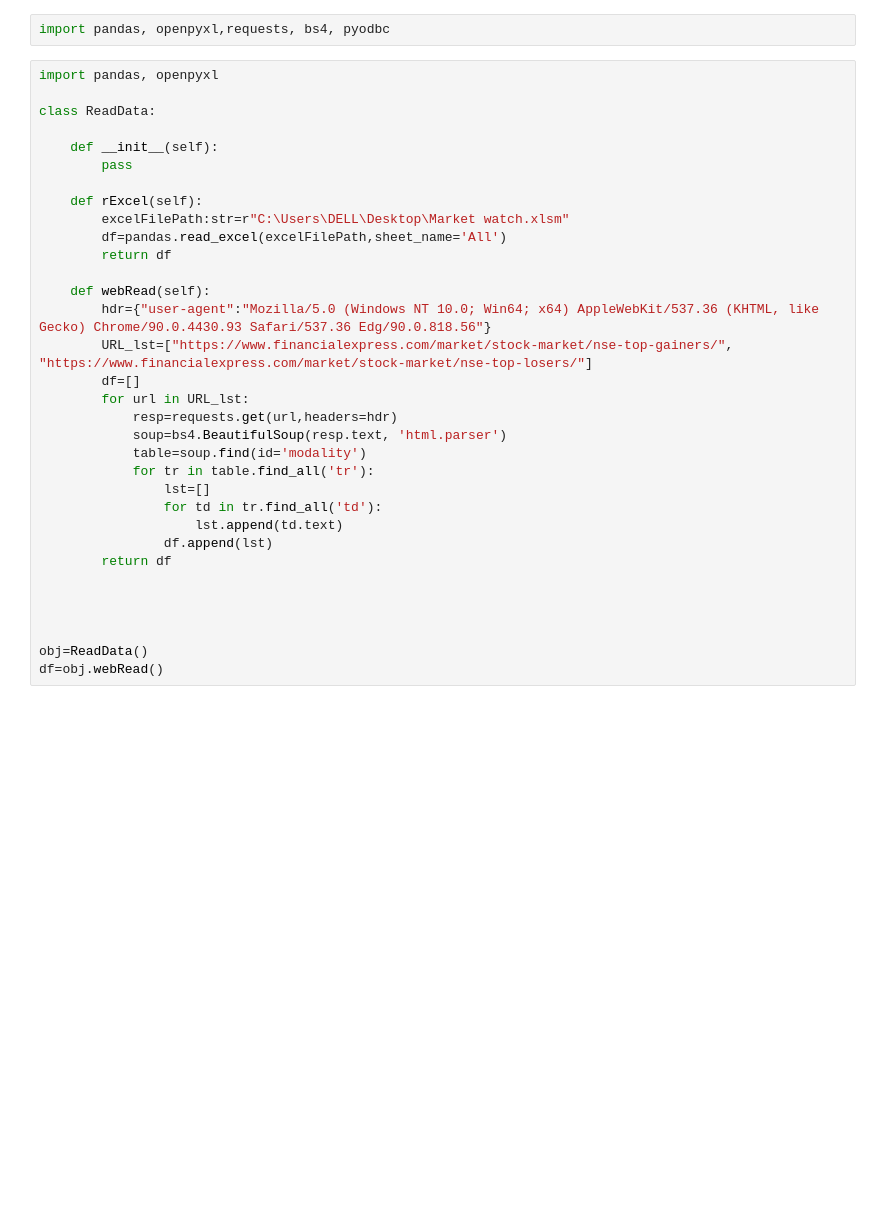
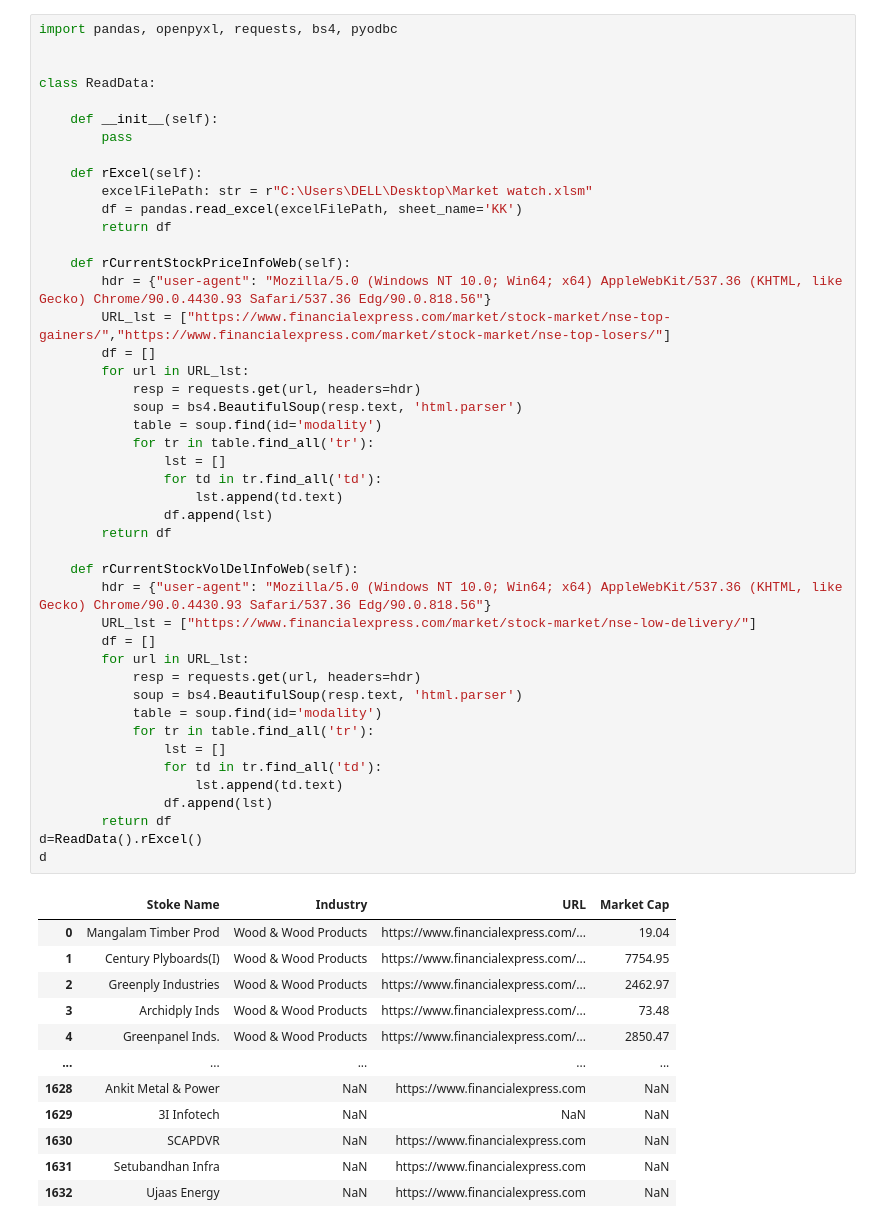
Before and after one commit to ABHILASHPRATAPSINGH/Jupyter-Notebook, a Jupyter notebook: Stock Market.ipynb, the cells around one changed output. Cells and saved outputs as stored; diff of their text form; blank space fills up the shorter version.

```diff
--- a/Stock Market.ipynb
+++ b/Stock Market.ipynb
@@ -1,36 +1,58 @@
-# %%
-import pandas, openpyxl,requests, bs4, pyodbc
 # %%
-import pandas, openpyxl
+import pandas, openpyxl, requests, bs4, pyodbc
+
 
 class ReadData:
 
     def __init__(self):
         pass
 
     def rExcel(self):
-        excelFilePath:str=r"C:\Users\DELL\Desktop\Market watch.xlsm"
-        df=pandas.read_excel(excelFilePath,sheet_name='All')
+        excelFilePath: str = r"C:\Users\DELL\Desktop\Market watch.xlsm"
+        df = pandas.read_excel(excelFilePath, sheet_name='KK')
         return df
 
-    def webRead(self):
-        hdr={"user-agent":"Mozilla/5.0 (Windows NT 10.0; Win64; x64) AppleWebKit/537.36 (KHTML, like Gecko) Chrome/90.0.4430.93 Safari/537.36 Edg/90.0.818.56"}
-        URL_lst=["https://www.financialexpress.com/market/stock-market/nse-top-gainers/", "https://www.financialexpress.com/market/stock-market/nse-top-losers/"]
-        df=[]
+    def rCurrentStockPriceInfoWeb(self):
+        hdr = {"user-agent": "Mozilla/5.0 (Windows NT 10.0; Win64; x64) AppleWebKit/537.36 (KHTML, like Gecko) Chrome/90.0.4430.93 Safari/537.36 Edg/90.0.818.56"}
+        URL_lst = ["https://www.financialexpress.com/market/stock-market/nse-top-gainers/","https://www.financialexpress.com/market/stock-market/nse-top-losers/"]
+        df = []
         for url in URL_lst:
-            resp=requests.get(url,headers=hdr)
-            soup=bs4.BeautifulSoup(resp.text, 'html.parser')
-            table=soup.find(id='modality')
+            resp = requests.get(url, headers=hdr)
+            soup = bs4.BeautifulSoup(resp.text, 'html.parser')
+            table = soup.find(id='modality')
             for tr in table.find_all('tr'):
-                lst=[]
+                lst = []
                 for td in tr.find_all('td'):
                     lst.append(td.text)
                 df.append(lst)
         return df
 
-
-
-
-obj=ReadData()
-df=obj.webRead()
+    def rCurrentStockVolDelInfoWeb(self):
+        hdr = {"user-agent": "Mozilla/5.0 (Windows NT 10.0; Win64; x64) AppleWebKit/537.36 (KHTML, like Gecko) Chrome/90.0.4430.93 Safari/537.36 Edg/90.0.818.56"}
+        URL_lst = ["https://www.financialexpress.com/market/stock-market/nse-low-delivery/"]
+        df = []
+        for url in URL_lst:
+            resp = requests.get(url, headers=hdr)
+            soup = bs4.BeautifulSoup(resp.text, 'html.parser')
+            table = soup.find(id='modality')
+            for tr in table.find_all('tr'):
+                lst = []
+                for td in tr.find_all('td'):
+                    lst.append(td.text)
+                df.append(lst)
+        return df
+d=ReadData().rExcel()
+d
 # %% [output]
+|  | Stoke Name | Industry | URL | Market Cap |
+| 0 | Mangalam Timber Prod | Wood & Wood Products | https://www.financialexpress.com/... | 19.04 |
+| 1 | Century Plyboards(I) | Wood & Wood Products | https://www.financialexpress.com/... | 7754.95 |
+| 2 | Greenply Industries | Wood & Wood Products | https://www.financialexpress.com/... | 2462.97 |
+| 3 | Archidply Inds | Wood & Wood Products | https://www.financialexpress.com/... | 73.48 |
+| 4 | Greenpanel Inds. | Wood & Wood Products | https://www.financialexpress.com/... | 2850.47 |
+| ... | ... | ... | ... | ... |
+| 1628 | Ankit Metal & Power | NaN | https://www.financialexpress.com | NaN |
+| 1629 | 3I Infotech | NaN | NaN | NaN |
+| 1630 | SCAPDVR | NaN | https://www.financialexpress.com | NaN |
+| 1631 | Setubandhan Infra | NaN | https://www.financialexpress.com | NaN |
+| 1632 | Ujaas Energy | NaN | https://www.financialexpress.com | NaN |
```
Also changed, not shown: parts of 33 cells of this notebook, 10 other files.
